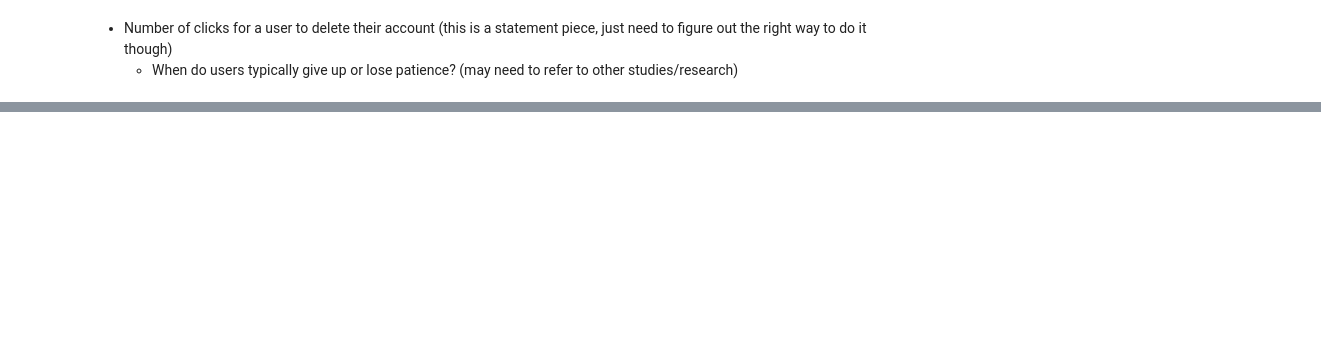
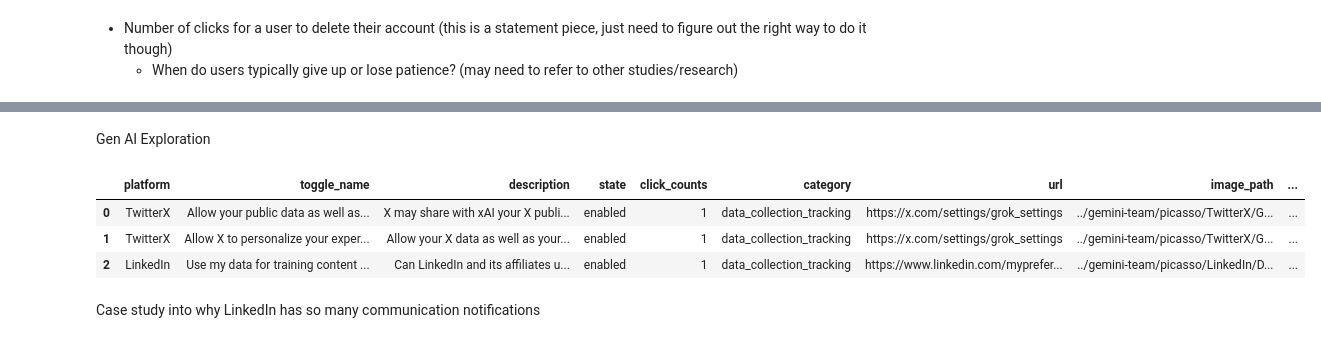
Before and after one commit to sebastianferragut/DSC180A_PrivacyProject, a Jupyter notebook: database/visualize_df.ipynb, the cells around one changed output, grey strips where cells are left out. Cells and saved outputs as stored; diff of their text form; code cells hidden in the pictures; blank space fills up the shorter version.

```diff
--- a/database/visualize_df.ipynb
+++ b/database/visualize_df.ipynb
@@ -184,0 +236,13 @@ plt.show();
+# %% [markdown]
+Gen AI Exploration
+# %%
+gen_ai_df = pdf[pdf['description'].transform(lambda x: len(re.findall(r"(AI|gener|model)", x)) > 0)].reset_index(drop = True)
+gen_ai_df.drop([3], inplace = True) # not relevant for our analysis
+gen_ai_df.head()
+# %% [output]
+|  | platform | toggle_name | description | state | click_counts | category | url | image_path | ... |
+| 0 | TwitterX | Allow your public data as well as... | X may share with xAI your X publi... | enabled | 1 | data_collection_tracking | https://x.com/settings/grok_settings | ../gemini-team/picasso/TwitterX/G... | ... |
+| 1 | TwitterX | Allow X to personalize your exper... | Allow your X data as well as your... | enabled | 1 | data_collection_tracking | https://x.com/settings/grok_settings | ../gemini-team/picasso/TwitterX/G... | ... |
+| 2 | LinkedIn | Use my data for training content ... | Can LinkedIn and its affiliates u... | enabled | 1 | data_collection_tracking | https://www.linkedin.com/myprefer... | ../gemini-team/picasso/LinkedIn/D... | ... |
+# %% [markdown]
+Case study into why LinkedIn has so many communication notifications
```
Also changed, not shown: parts of 21 cells of this notebook, 3 other files.
